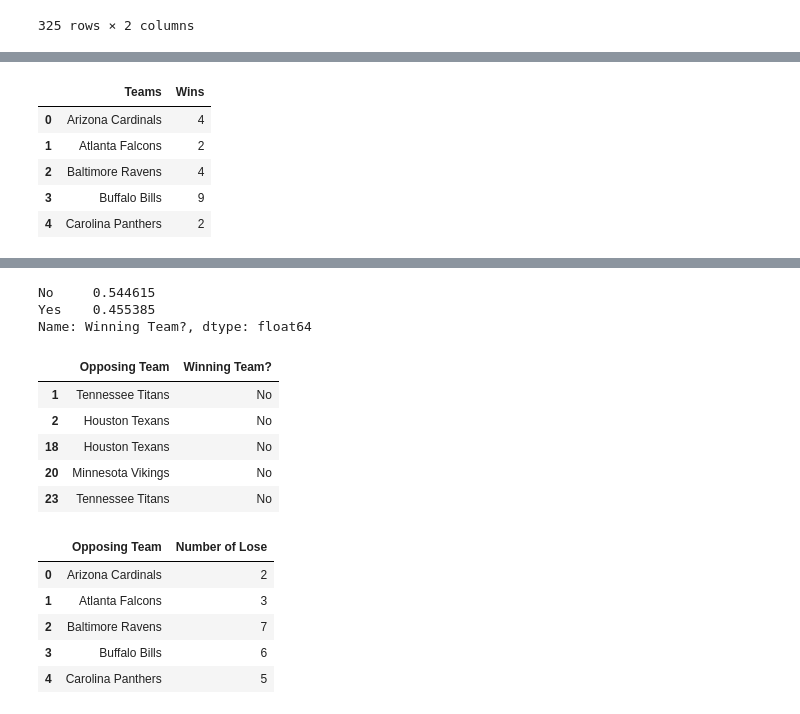
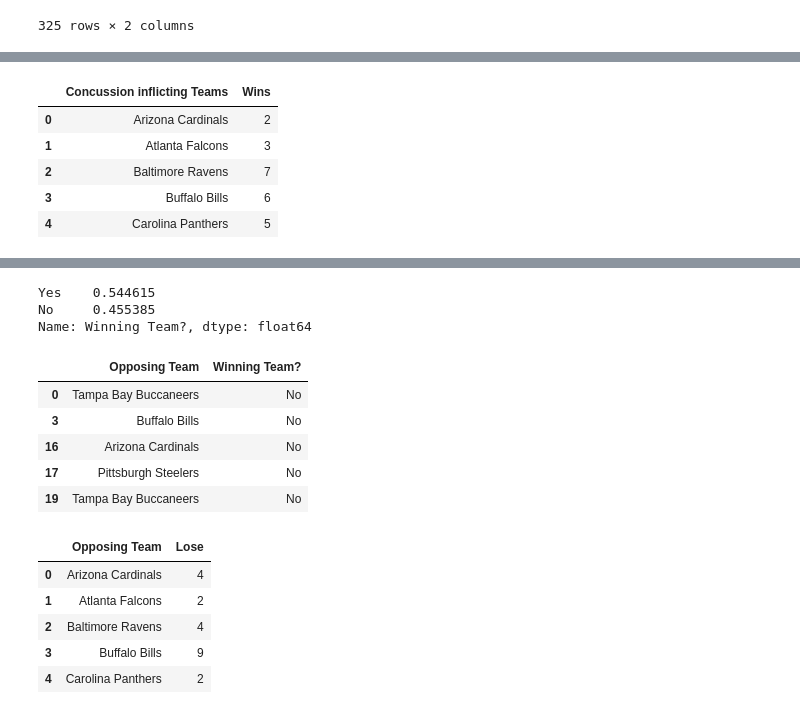
Before and after one commit to DunieCarrasco/nfl_concussion_analysis, a Jupyter notebook: win_lose_visualization.ipynb, the cells around one changed output, grey strips where cells are left out. Saved outputs shown, nothing was run; the diff lists cells and outputs as text; code cells hidden in the pictures.

```diff
--- a/win_lose_visualization.ipynb
+++ b/win_lose_visualization.ipynb
@@ -367,3 +393,9 @@ concussion_inflicting_teams
 | 390 | Cleveland Browns | Yes |
 | 391 | Philadelphia Eagles | Yes |
 325 rows × 2 columns
+# %%
+concussion_inflicting_teams['Winning Team?'] = concussion_inflicting_teams['Winning Team?'].replace(
+    {
+        'Yes': 'No',
+        'No': 'Yes'}
+)
@@ -374,14 +422,14 @@ concussion_inflicting_teams_df = concussion_inflicting_teams.groupby(["Opposing
 # %%
 concussion_inflicting_teams_df = pd.DataFrame(concussion_inflicting_teams_df)
 concussion_inflicting_teams_df = concussion_inflicting_teams_df.reset_index()
-concussion_inflicting_teams_df = concussion_inflicting_teams_df.rename(columns = {"Opposing Team":"Teams", 0:"Wins"})
+concussion_inflicting_teams_df = concussion_inflicting_teams_df.rename(columns = {"Opposing Team":"Concussion inflicting Teams", 0:"Wins"})
 concussion_inflicting_teams_df.head()
 # %% [output]
-|  | Teams | Wins |
-| 0 | Arizona Cardinals | 4 |
-| 1 | Atlanta Falcons | 2 |
-| 2 | Baltimore Ravens | 4 |
-| 3 | Buffalo Bills | 9 |
-| 4 | Carolina Panthers | 2 |
+|  | Concussion inflicting Teams | Wins |
+| 0 | Arizona Cardinals | 2 |
+| 1 | Atlanta Falcons | 3 |
+| 2 | Baltimore Ravens | 7 |
+| 3 | Buffalo Bills | 6 |
+| 4 | Carolina Panthers | 5 |
 # %%
 plt.figure(figsize=(10,5))
@@ -395,30 +443,30 @@ plt.show()
 win_count_df = concussion_inflicting_teams['Winning Team?'].value_counts("Yes")
 win_count_df
 # %% [output]
-No     0.544615
-Yes    0.455385
+Yes    0.544615
+No     0.455385
 Name: Winning Team?, dtype: float64
 # %%
 losing_teams_df = concussion_inflicting_teams.loc[concussion_inflicting_teams["Winning Team?"] == "No"]
 losing_teams_df.head()
 # %% [output]
 |  | Opposing Team | Winning Team? |
-| 1 | Tennessee Titans | No |
-| 2 | Houston Texans | No |
-| 18 | Houston Texans | No |
-| 20 | Minnesota Vikings | No |
-| 23 | Tennessee Titans | No |
+| 0 | Tampa Bay Buccaneers | No |
+| 3 | Buffalo Bills | No |
+| 16 | Arizona Cardinals | No |
+| 17 | Pittsburgh Steelers | No |
+| 19 | Tampa Bay Buccaneers | No |
 # %%
 losing_teams_df = concussion_inflicting_teams.groupby(["Opposing Team"]).apply(lambda x: x[x["Winning Team?"] == "No"]["Winning Team?"].count())
 # %%
 losing_teams_df = pd.DataFrame(losing_teams_df)
 losing_teams_df = losing_teams_df.reset_index()
-losing_teams_df = losing_teams_df.rename(columns = {"Team":"Losing Teams", 0:"Number of Lose"})
+losing_teams_df = losing_teams_df.rename(columns = {"Team":"Losing Teams", 0:"Lose"})
 losing_teams_df.head()
 # %% [output]
-|  | Opposing Team | Number of Lose |
-| 0 | Arizona Cardinals | 2 |
-| 1 | Atlanta Falcons | 3 |
-| 2 | Baltimore Ravens | 7 |
-| 3 | Buffalo Bills | 6 |
-| 4 | Carolina Panthers | 5 |
+|  | Opposing Team | Lose |
+| 0 | Arizona Cardinals | 4 |
+| 1 | Atlanta Falcons | 2 |
+| 2 | Baltimore Ravens | 4 |
+| 3 | Buffalo Bills | 9 |
+| 4 | Carolina Panthers | 2 |
```
Also changed, not shown: parts of 11 cells of this notebook.
